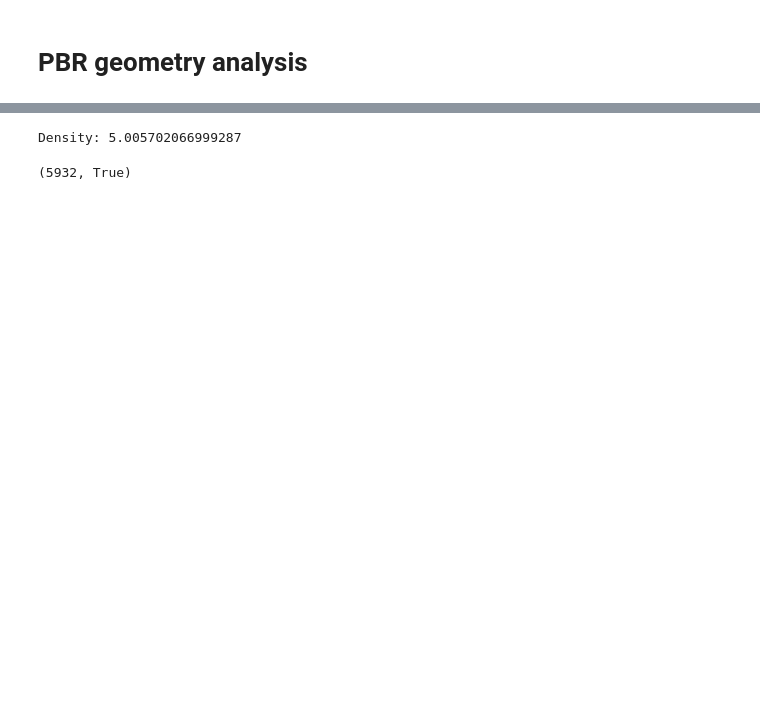
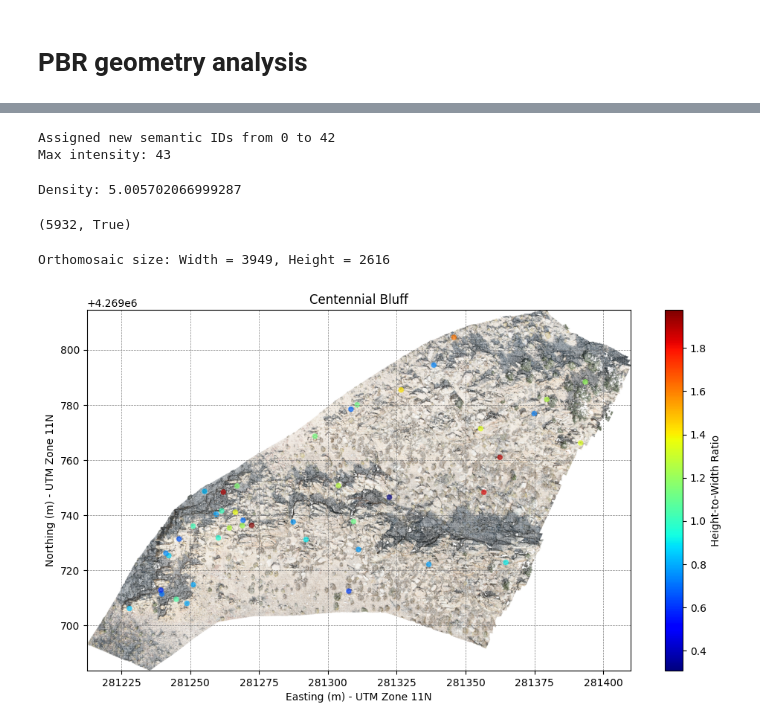
Before and after one commit to ZhiangChen/PBR_statistics, a Jupyter notebook: pbr_analysis.ipynb, the cells around one changed output, grey strips where cells are left out. Saved outputs shown, nothing was run; the diff lists cells and outputs as text; code cells hidden in the pictures; blank space fills up the shorter version.

```diff
--- a/pbr_analysis.ipynb
+++ b/pbr_analysis.ipynb
@@ -362,3 +423,19 @@ Max intensity: 6519
+# %%
+# Sort remaining semantic IDs by their HWR values (ascending order)
+sorted_semantics = sorted(semantics_hwr.items(), key=lambda x: x[1])  # (sem_id, hwr)
+old_to_new_id = {old_id: new_id for new_id, (old_id, _) in enumerate(sorted_semantics)}
+
+# Apply the new semantic ID mapping
+for old_id, new_id in old_to_new_id.items():
+    indices = np.where(points_semantics[:, 3] == old_id)[0]
+    points_semantics[indices, 3] = new_id
+
+print(f"Assigned new semantic IDs from 0 to {len(old_to_new_id)-1}")
+
+save_points_to_las(points_semantics, colors, "data/centennial_bluff_mission_a_0_sorted.las")
+# %% [output]
+Assigned new semantic IDs from 0 to 42
+Max intensity: 43
 # %%
 def compute_point_density(points_semantics, semantics_id, radius=0.1, density_threshold=0.5):
     # Get indices of points with this semantics
@@ -392,0 +542,46 @@ Density: 5.005702066999287
+# %%
+ortho_image, x_min, y_min = voxel_orthomosaic(points_semantics, colors, semantics_hwr, resolution=0.05)
+# %% [output]
+Orthomosaic size: Width = 3949, Height = 2616
+# %%
+def plot_orthomap(ortho_image, x_min, y_min, resolution, semantics_hwr):
+    H, W, _ = ortho_image.shape
+
+    # Compute extent
+    x_max = x_min + W * resolution
+    y_max = y_min + H * resolution
+    extent = [x_min, x_max, y_min, y_max]
+
+    fig, ax = plt.subplots(figsize=(10, 10))
+
+    # Show ortho image
+    im = ax.imshow(ortho_image, extent=extent, origin='lower', zorder=1)
+
+    # Set axis labels and title
+    ax.set_xlabel("Easting (m) - UTM Zone 11N")
+    ax.set_ylabel("Northing (m) - UTM Zone 11N")
+    ax.set_title("Centennial Bluff")
+
+    # Grid settings
+    ax.grid(True, which='both', linestyle='--', linewidth=0.5, color='gray', zorder=0)
+    ax.set_aspect('equal')
+
+    # Set up colorbar for HWR values
+    hwr_values = list(semantics_hwr.values())
+    vmin = min(hwr_values)
+    vmax = max(hwr_values)
+    norm = mcolors.Normalize(vmin=vmin, vmax=vmax)
+    cmap = cm.get_cmap('jet')
+
+    cbar = fig.colorbar(cm.ScalarMappable(norm=norm, cmap=cmap), ax=ax, shrink=0.5)
+    cbar.set_label("Height-to-Width Ratio")
+
+    plt.tight_layout()
+    # save
+    plt.savefig("data/centennial_bluff_ortho_map.png", dpi=300)
+    plt.show()
+
+
+plot_orthomap(ortho_image, x_min, y_min, resolution=0.05, semantics_hwr=semantics_hwr)
+# %% [output]
+[figure, added]
```
Also changed, not shown: parts of 7 cells of this notebook.
